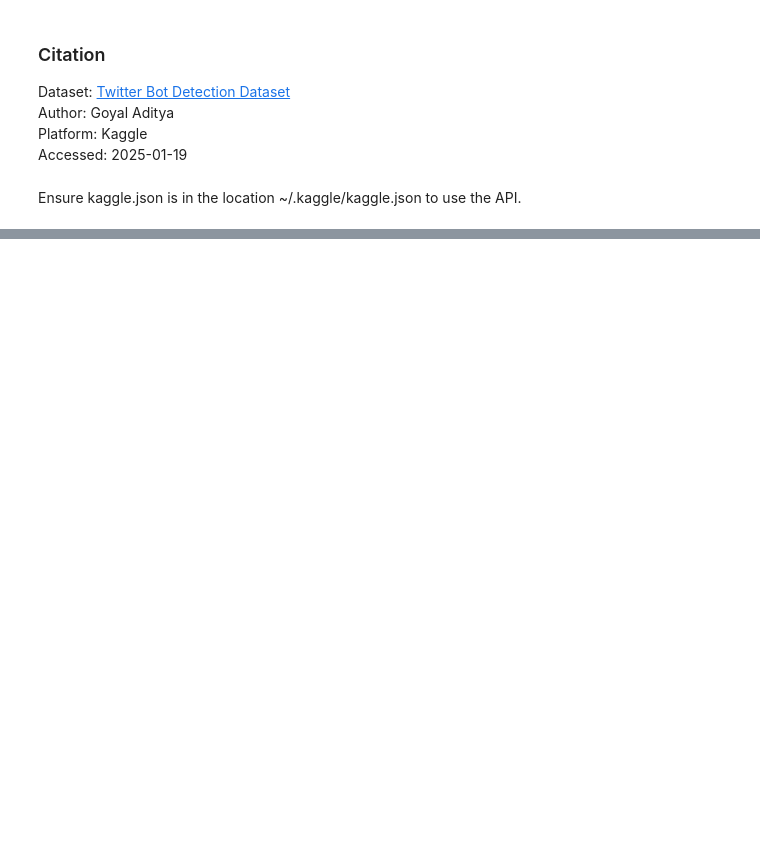
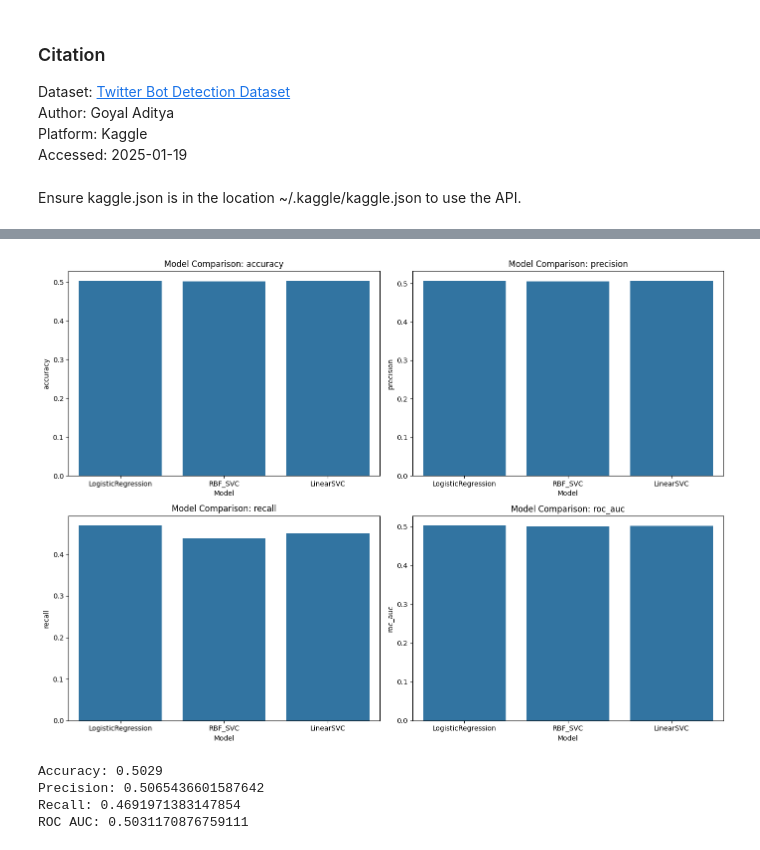
Before and after one commit to 0xRichardH/cu_supervised_learning, a Jupyter notebook: twitter_bot_detection.ipynb, the cells around one changed output, grey strips where cells are left out. Drawn from its saved outputs; the diff is of its cells as text; code cells hidden in the pictures; blank space fills up the shorter version.

```diff
--- a/twitter_bot_detection.ipynb
+++ b/twitter_bot_detection.ipynb
@@ -47,0 +289,5 @@ Please make sure you specified the correct resource identifiers.
+# %%
+from sklearn.preprocessing import StandardScaler
+scaler = StandardScaler()
+X_train = scaler.fit_transform(X_train)
+X_test = scaler.transform(X_test)
@@ -47,0 +353,41 @@ Please make sure you specified the correct resource identifiers.
+# %%
+import matplotlib.pyplot as plt
+import seaborn as sns
+import pandas as pd
+
+# Convert results to a DataFrame
+results_df = pd.DataFrame(results).T
+
+# Plot the results
+metrics = ['accuracy', 'precision', 'recall', 'roc_auc']
+fig, axes = plt.subplots(2, 2, figsize=(14, 10))
+
+for i, metric in enumerate(metrics):
+    ax = axes[i//2, i%2]
+    sns.barplot(x=results_df.index, y=results_df[metric], ax=ax)
+    ax.set_title(f'Model Comparison: {metric}')
+    ax.set_ylabel(metric)
+    ax.set_xlabel('Model')
+
+plt.tight_layout()
+plt.show()
+# %% [output]
+[figure, added]
+# %%
+from sklearn.linear_model import LogisticRegression
+
+
+model = LogisticRegression(class_weight="balanced", solver="liblinear", random_state=42)
+model.fit(X_train, y_train)
+
+y_pred = model.predict(X_test)
+
+print("Accuracy:", accuracy_score(y_test, y_pred))
+print("Precision:", precision_score(y_test, y_pred))
+print("Recall:", recall_score(y_test, y_pred))
+print("ROC AUC:", roc_auc_score(y_test, y_pred))
+# %% [output]
+Accuracy: 0.5029
+Precision: 0.5065436601587642
+Recall: 0.4691971383147854
+ROC AUC: 0.5031170876759111
```
Also changed, not shown: parts of 24 cells of this notebook.
